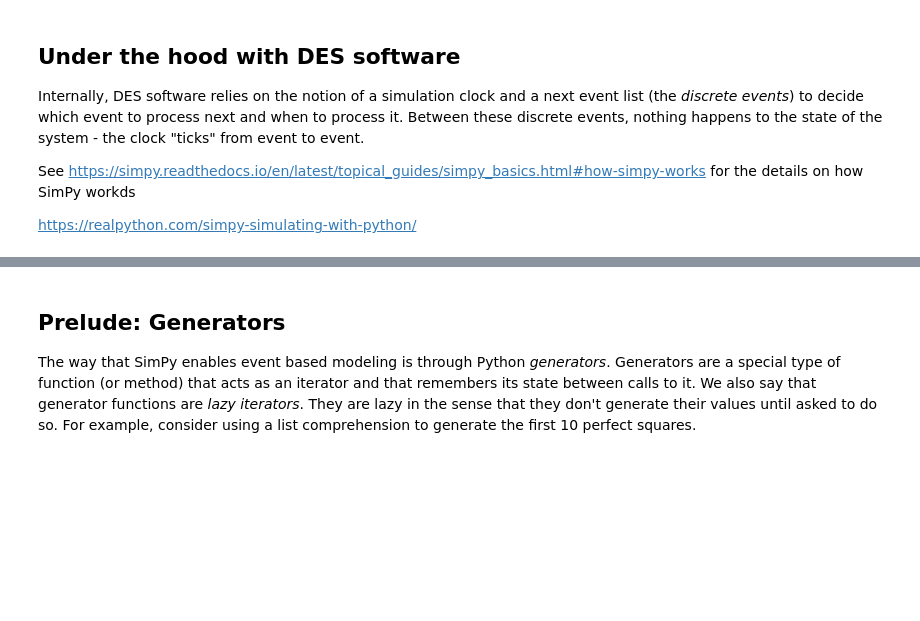
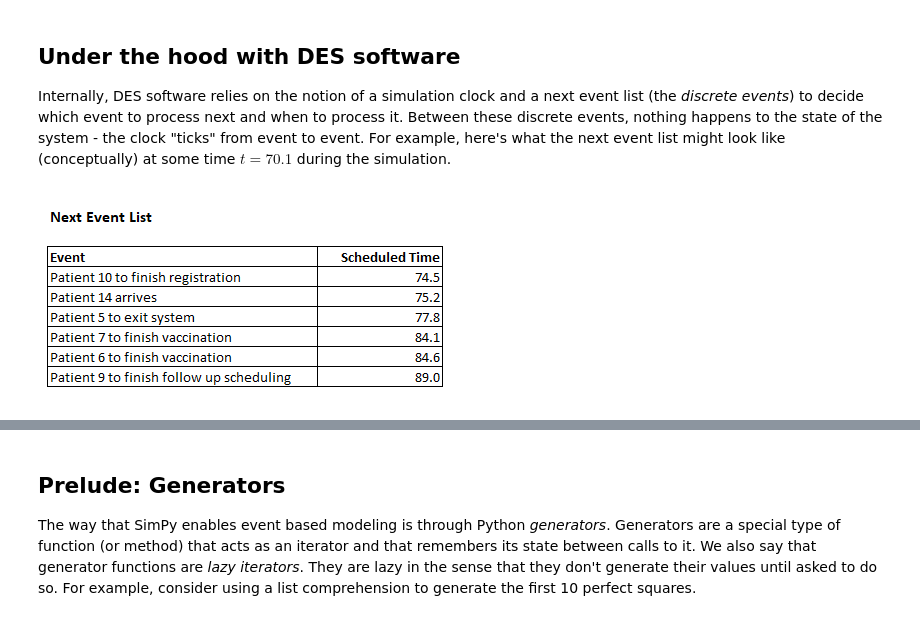
Before and after one commit to misken/vaccine_clinic, a Jupyter notebook: notebooks/simpy_getting_started_vaccine_clinic.ipynb, the cells around one changed output, grey strips where cells are left out. Cells and saved outputs as stored; diff of their text form; code cells hidden in the pictures; blank space fills up the shorter version.

```diff
--- a/notebooks/simpy_getting_started_vaccine_clinic.ipynb
+++ b/notebooks/simpy_getting_started_vaccine_clinic.ipynb
@@ -30,8 +41,8 @@ Arrival --> Temperature check --> Registration --> Vaccination --> Schedule foll
 # %% [markdown]
 ## Under the hood with DES software
 
-Internally, DES software relies on the notion of a simulation clock and a next event list (the *discrete events*) to decide which event to process next and when to process it. Between these discrete events, nothing happens to the state of the system - the clock "ticks" from event to event.
-
-See https://simpy.readthedocs.io/en/latest/topical_guides/simpy_basics.html#how-simpy-works for the details on how SimPy workds
-
-https://realpython.com/simpy-simulating-with-python/
+Internally, DES software relies on the notion of a simulation clock and a next event list (the *discrete events*) to decide which event to process next and when to process it. Between these discrete events, nothing happens to the state of the system - the clock "ticks" from event to event. For example, here's what the next event list might look like (conceptually) at some time $t=70.1$ during the simulation.
+# %%
+Image("images/next_event_list.png")
+# %% [output]
+[figure, added]
```
Also changed, not shown: parts of 41 cells of this notebook, 8 other files.
